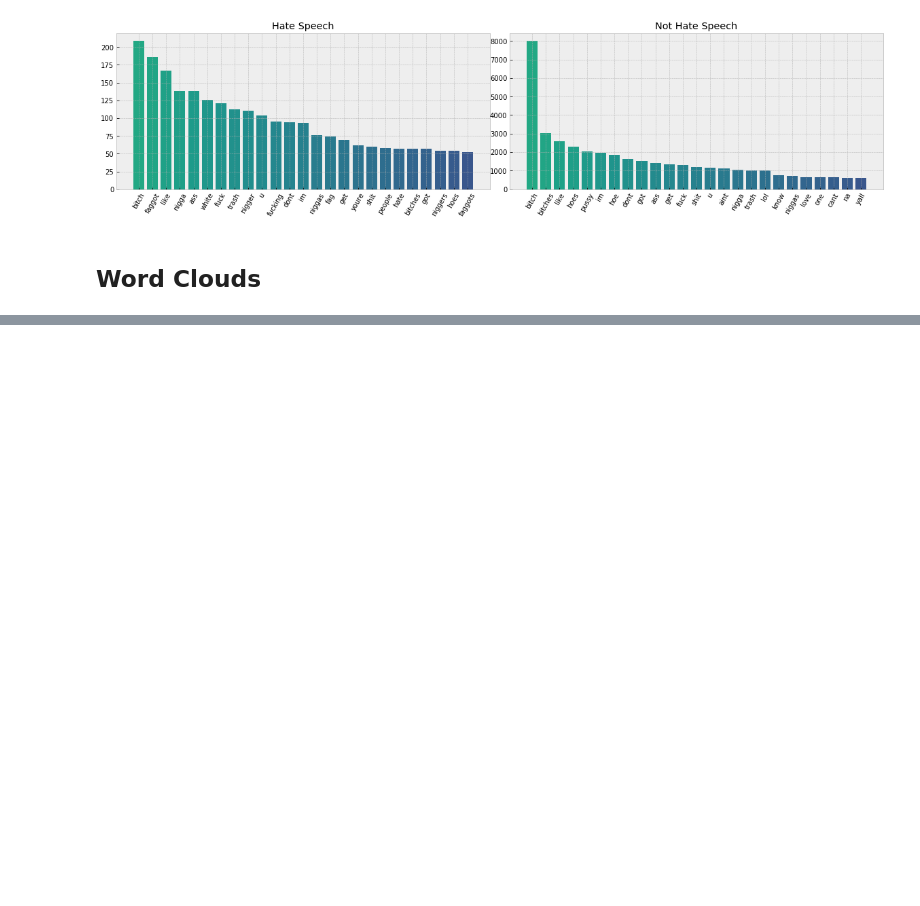
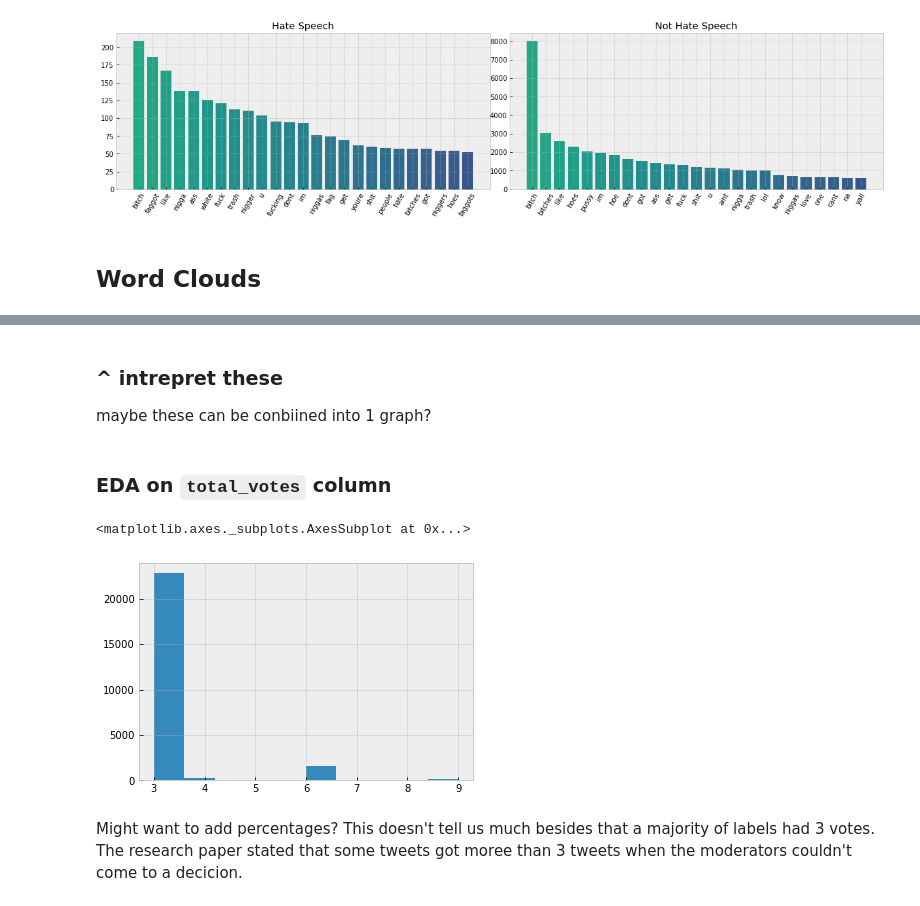
Before and after one commit to sidneykung/twitter_hate_speech_detection, a Jupyter notebook: preprocessing/eda_notebook.ipynb, the cells around one changed output, grey strips where cells are left out. Saved outputs shown, nothing was run; the diff lists cells and outputs as text; code cells hidden in the pictures; blank space fills up the shorter version.

```diff
--- a/preprocessing/eda_notebook.ipynb
+++ b/preprocessing/eda_notebook.ipynb
@@ -250,0 +276,13 @@ plt.show()
+# %% [markdown]
+### ^ intrepret these
+
+maybe these can be conbiined into 1 graph?
+# %% [markdown]
+### EDA on `total_votes` column
+# %%
+clean_df.total_votes.hist()
+# %% [output]
+<matplotlib.axes._subplots.AxesSubplot at 0x...>
+[figure, added]
+# %% [markdown]
+Might want to add percentages? This doesn't tell us much besides that a majority of labels had 3 votes. The research paper stated that some tweets got moree than 3 tweets when the moderators couldn't come to a decicion.
```
Also changed, not shown: parts of 8 cells of this notebook.
